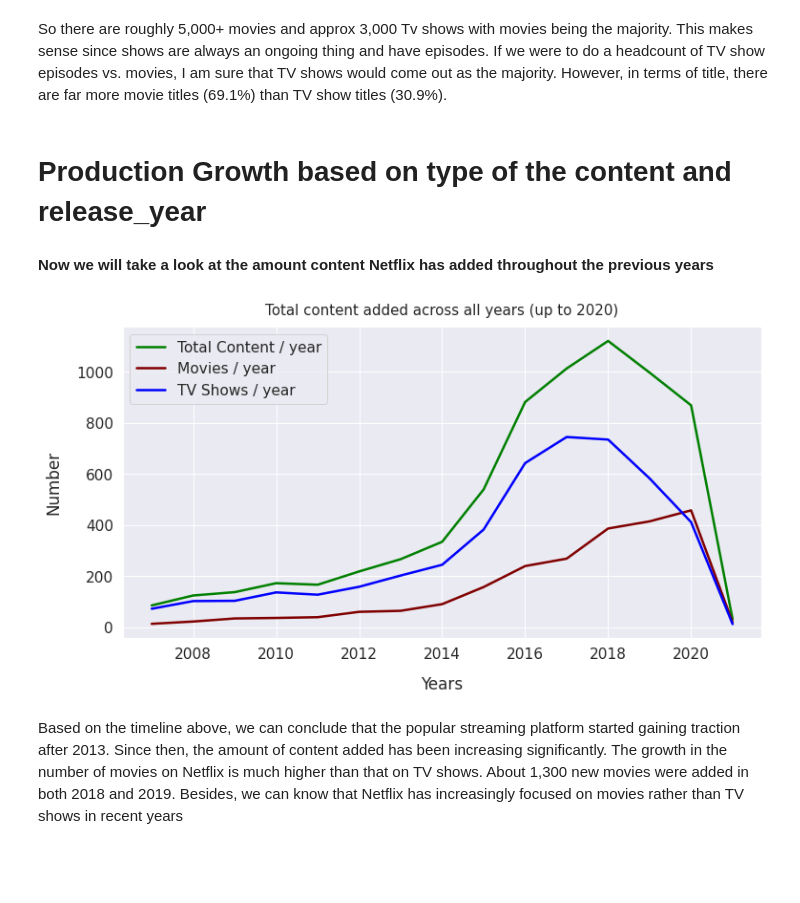
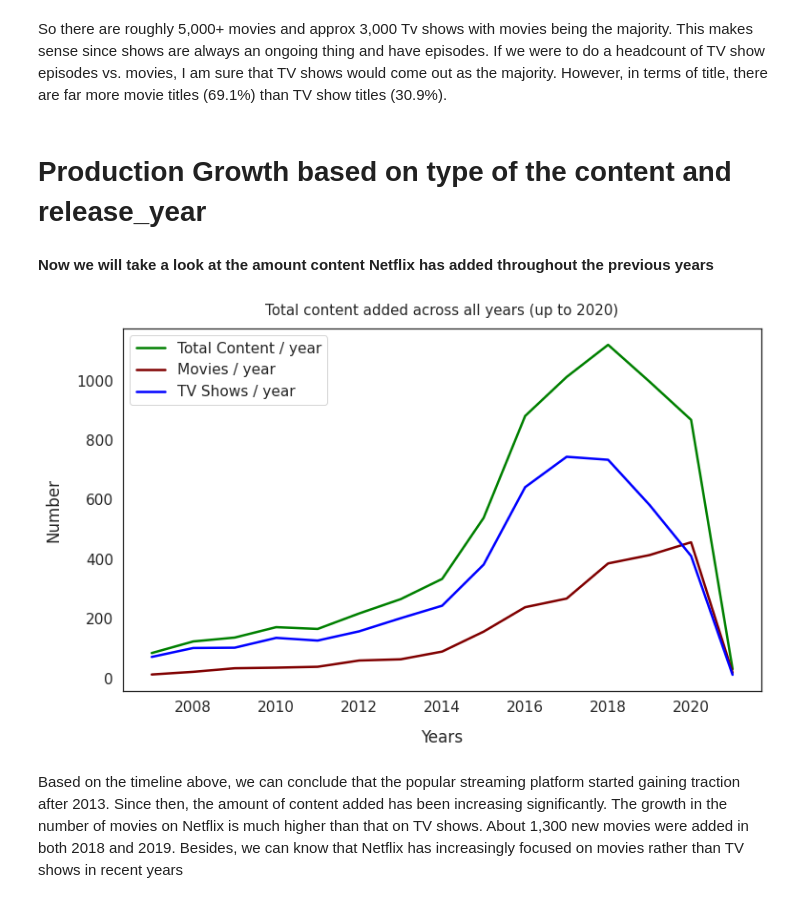
Before and after one commit to Akashjaiswall/Unsupervised-ML-project, a Jupyter notebook: NETFLIX_MOVIES_AND_TV_SHOWS_CLUSTERING.ipynb, the cells around one changed output. Drawn from its saved outputs; the diff is of its cells as text; code cells hidden in the pictures; blank space fills up the shorter version.

```diff
--- a/NETFLIX_MOVIES_AND_TV_SHOWS_CLUSTERING.ipynb
+++ b/NETFLIX_MOVIES_AND_TV_SHOWS_CLUSTERING.ipynb
@@ -365,7 +407,7 @@ plt.show()
 # %% [markdown]
 So there are roughly 5,000+ movies and approx 3,000 Tv shows with movies being the majority. This makes sense since shows are always an ongoing thing and have episodes. If we were to do a headcount of TV show episodes vs. movies, I am sure that TV shows would come out as the majority. However, in terms of title, there are far more movie titles (69.1%) than TV show titles (30.9%).
 # %% [markdown]
-# Production Growth based on type of the content and release_year
+# Production Growth based on **type** of the content and **release_year**
 # %% [markdown]
 **Now we will take a look at the amount content Netflix has added throughout the previous years**
 # %%
@@ -375,16 +417,17 @@ yearly_shows=Netflix_df[Netflix_df.type =='Movie']['release_year'].value_counts(
 total_content=Netflix_df['release_year'].value_counts().sort_index(ascending=False).head(15)
 # %%
 #line graph for release_year vs number of contents
-sns.set(font_scale=1.4)
-total_content.plot(figsize=(12, 6), linewidth=2.5, color='green',label="Total Content / year")
-yearly_movies.plot(figsize=(12, 6), linewidth=2.5, color='maroon',label="Movies / year")
-yearly_shows.plot(figsize=(12, 6), linewidth=2.5, color='blue',label="TV Shows / year")
+sns.set(font_scale=1.4,style='white')
+#set_style()
+total_content.plot(figsize=(12, 7), linewidth=2.5, color='green',label="Total Content / year")
+yearly_movies.plot(figsize=(12, 7), linewidth=2.5, color='maroon',label="Movies / year")
+yearly_shows.plot(figsize=(12, 7), linewidth=2.5, color='blue',label="TV Shows / year")
 plt.xlabel("Years", labelpad=15)
 plt.ylabel("Number", labelpad=15)
 plt.legend()
 plt.title("Total content added across all years (up to 2020)", y=1.02, fontsize=15);
 # %% [output]
-[figure, old version]
+[figure, new version]
 # %% [markdown]
 Based on the timeline above, we can conclude that the popular streaming platform started gaining traction after 2013. Since then, the amount of content added has been increasing significantly. The growth in the number of movies on Netflix is much higher than that on TV shows. About 1,300 new movies were added in both 2018 and 2019. Besides, we can know that Netflix has increasingly focused on movies rather than TV shows in recent years
 # %% [markdown]
```
Also changed, not shown: parts of 116 cells of this notebook.
